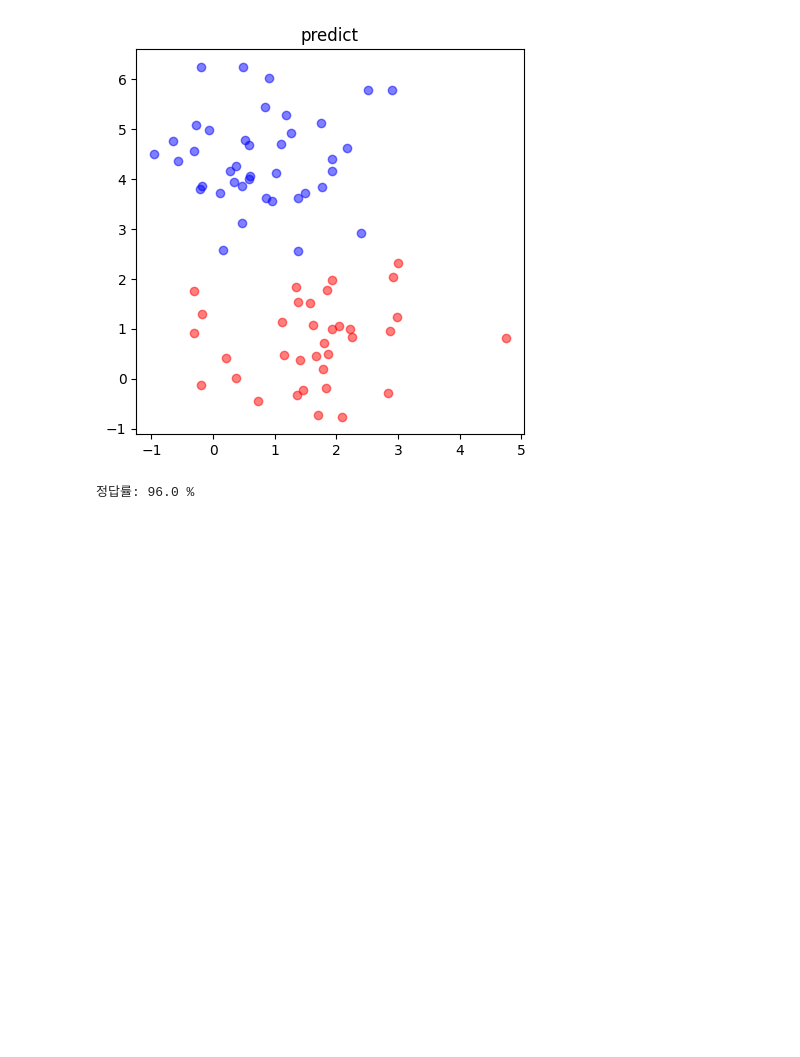
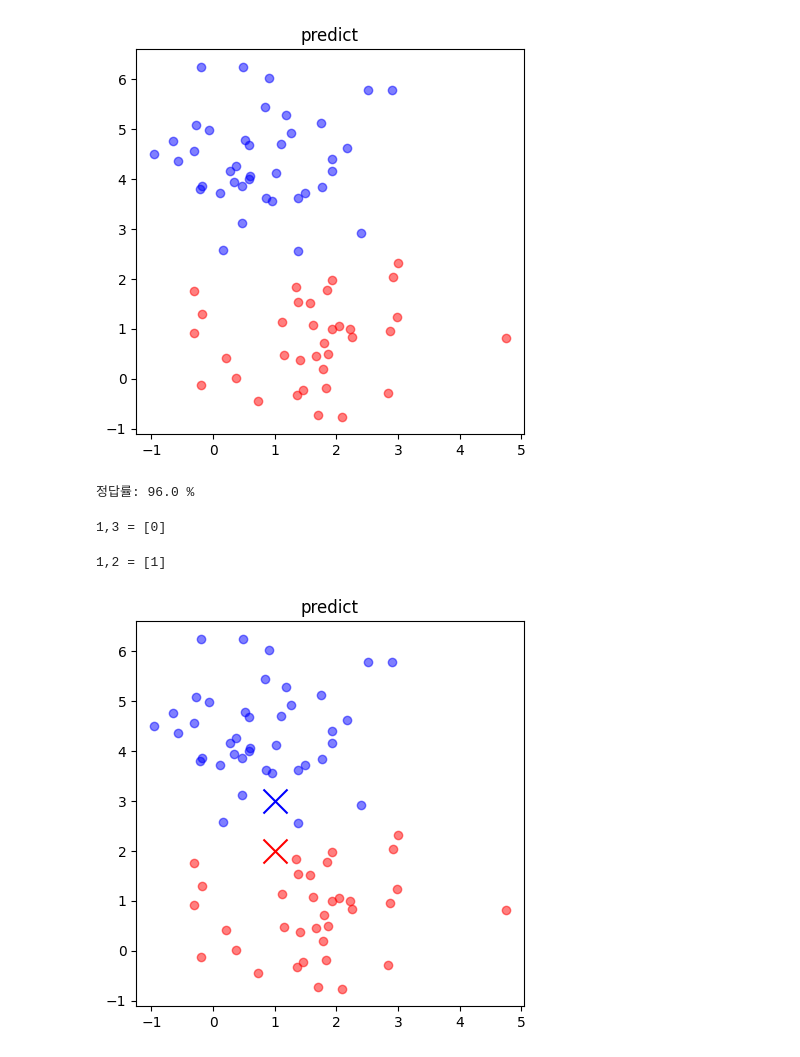
Before and after one commit to thekaszsz/ML_book, a Jupyter notebook: ML_Test.ipynb, the cells around one changed output. Drawn from its saved outputs; the diff is of its cells as text; code cells hidden in the pictures; blank space fills up the shorter version.

```diff
--- a/ML_Test.ipynb
+++ b/ML_Test.ipynb
@@ -95,3 +95,23 @@ score = accuracy_score(y_test, pred)
 print('정답률:', score*100,'%')
 # %% [output]
 정답률: 96.0 %
+# %%
+pred = model.predict([[1, 3]])
+print('1,3 =',pred)
+# %% [output]
+1,3 = [0]
+# %%
+pred = model.predict([[1, 2]])
+print('1,2 =',pred)
+# %% [output]
+1,2 = [1]
+# %%
+plt.figure(figsize = (5,5))
+plt.scatter(df0[0], df0[1], color = 'b', alpha = 0.5)
+plt.scatter(df1[0], df1[1], color = 'r', alpha = 0.5)
+plt.scatter([1],[3], color = 'b', marker = 'x', s = 300)
+plt.scatter([1],[2], color = 'r', marker = 'x', s = 300)
+plt.title('predict')
+plt.show()
+# %% [output]
+[figure, added]
```
Also changed, not shown: parts of 6 cells of this notebook.
